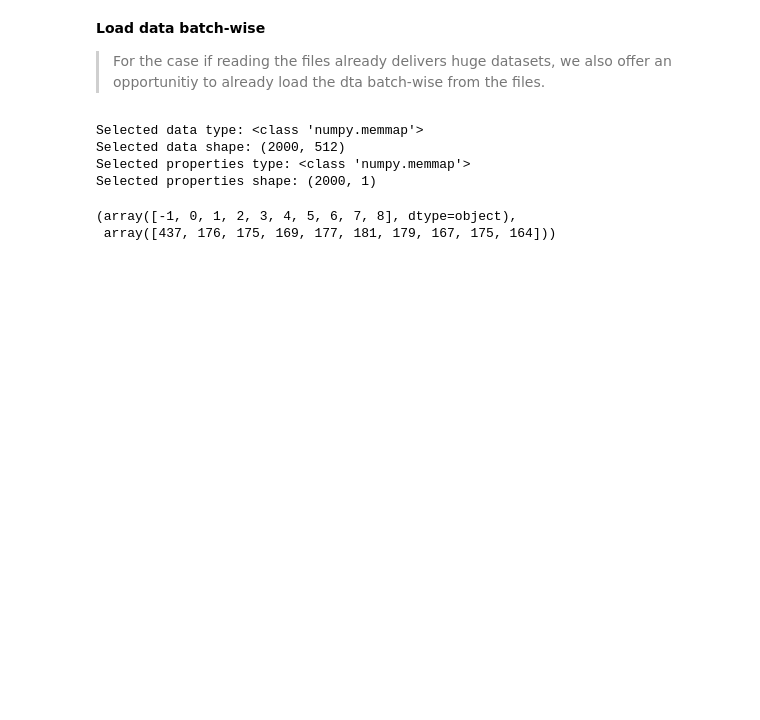
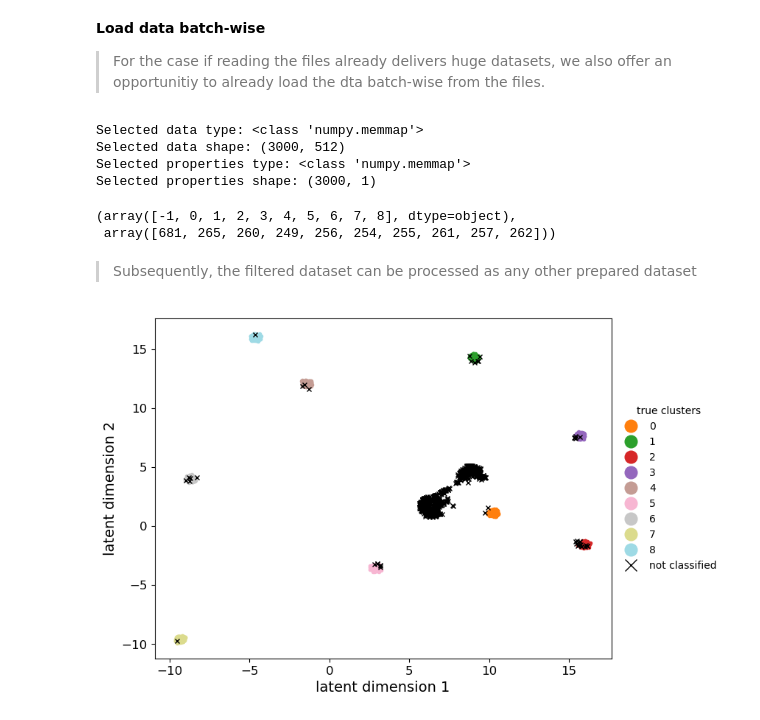
Before and after one commit to uhgtb/rm_classifier, a Jupyter notebook: tutorials/notebooks/large_data_umap_classifier.ipynb, the cells around one changed output. Drawn from its saved outputs; the diff is of its cells as text; code cells hidden in the pictures; blank space fills up the shorter version.

Commit message:
umap_data_loader

```diff
--- a/tutorials/notebooks/large_data_umap_classifier.ipynb
+++ b/tutorials/notebooks/large_data_umap_classifier.ipynb
@@ -32,3 +32,25 @@ W0000 00:00:1756593641.096044 3042123 computation_placer.cc:177] computation pla
 To enable the following instructions: AVX2 AVX512F AVX512_VNNI FMA, in other operations, rebuild TensorFlow with the appropriate compiler flags.
 # %% [markdown]
 > Often, unfiltered monitoring datasets contain lots of "normal" events, which are not very interesting for the overall analysis and a few interesting events. Furthermore, they might be stored in separate files. Here, we present a method of loading the data from the files and filtering them with UMAP and DBSCAN/HDBSCAN on the go in order to maximize the Shannon entropy among the predicted cluster labels of the selected events. However, since this can be either very time or memory expensive, the prefered method should always be to filter the given datasets in advance. If the normal behavior is already known, this can be done for example by introducing likelihood cuts to preselect conspicious events.
+# %%
+%%memit
+# Attention: this consumesupt to 2.55 GB of RAM
+# Before running the script we generate 50,000 random RM traces in 5 files, containing mostly events from from a class representing normal behavior,
+# a smaller number of events from 8 other classes representing different types of malfunctions
+# and a few outlier traces, which do not belong to any of the classes.
+if not os.path.exists("../data/large_dataset_1/batch_0.pkl"):
+    os.makedirs("../data/large_dataset_1", exist_ok=True)
+    time_traces, _, _, true_clusters, _,_=random_rm_trace_generator.generate_random_rm_traces(
+        40000, n_clusters=1, outlier_fraction=0, noise_level=1)
+    time_traces2, _, _, true_clusters2, _,_=random_rm_trace_generator.generate_random_rm_traces(
+        10000, n_clusters=8, outlier_fraction=0.1, noise_level=1)
+    true_clusters2[true_clusters2==0]=8
+    time_traces = np.concatenate((time_traces, time_traces2), axis=0)
+    true_clusters = np.concatenate((true_clusters, true_clusters2), axis=0)
+    indices = np.random.choice(np.arange(50000), size=50000, replace=False)
+    for i in range(5):
+        df = pd.DataFrame(columns=["time_trace", "true_cluster"])
+        df["time_trace"]=list(time_traces[indices[i*10000:(i+1)*10000]])
+        df["true_cluster"]=list(true_clusters[indices[i*10000:(i+1)*10000]])
+        joblib.dump(df, f"../data/large_dataset_1/batch_{i}.pkl")
+    del time_traces, time_traces2, true_clusters, true_clusters2, df, indices
@@ -95,13 +120,14 @@ def custom_data_batch_loader(batch_idx,file_path):
 # Load data batch-wise from directory and select interesting events
 dir_path = '../data/large_dataset_1'
 u_clas = umap_classifier.UMAPClassifier(yaml_path="../yaml_files/umap_classifier_test.yaml", input_data_type="time")
-u_clas.load_umap_data_batchwise_from_dir(dir_path,
+selected_data, selected_properties = u_clas.load_umap_data_batchwise_from_dir(dir_path,
                             data_batch_loader=custom_data_batch_loader,
                             clustering_mode="dbscan",
                             max_umap_events=3000,
                             batch_size=5000,
                             summary_batch_size=3000,
                             n_selected_per_batch=1000,
+                            return_raw=False,
                             verbose=False)
 # %%
 # the data is returned in RAM efficient memory-mapped numpy arrays
@@ -111,9 +137,9 @@ print("Selected properties type:",type(selected_properties))
 print("Selected properties shape:",selected_properties.shape if selected_properties is not None else None)
 # %% [output]
 Selected data type: <class 'numpy.memmap'>
-Selected data shape: (2000, 512)
+Selected data shape: (3000, 512)
 Selected properties type: <class 'numpy.memmap'>
-Selected properties shape: (2000, 1)
+Selected properties shape: (3000, 1)
 # %%
 # The identified interesting events are
 # As one can see, many of the noise events (true_cluster = -1) are selected.
@@ -121,4 +147,15 @@ Selected properties shape: (2000, 1)
 np.unique(selected_properties, return_counts=True)
 # %% [output]
 (array([-1, 0, 1, 2, 3, 4, 5, 6, 7, 8], dtype=object),
- array([437, 176, 175, 169, 177, 181, 179, 167, 175, 164]))
+ array([681, 265, 260, 249, 256, 254, 255, 261, 257, 262]))
+# %% [markdown]
+> Subsequently, the filtered dataset can be processed as any other prepared dataset
+# %%
+%%capture output
+# Create UMAP embeddings
+embeddings=u_clas.embed(selected_data)
+# %%
+# plot the embeddings with true cluster labels
+fig, ax = u_clas.plot_embedding(embeddings, labels=selected_properties.flatten(), label_type='categorical', label_name="true clusters", alpha=1)
+# %% [output]
+[figure, added]
```
Also changed, not shown: parts of 7 cells of this notebook, 21 other files.
